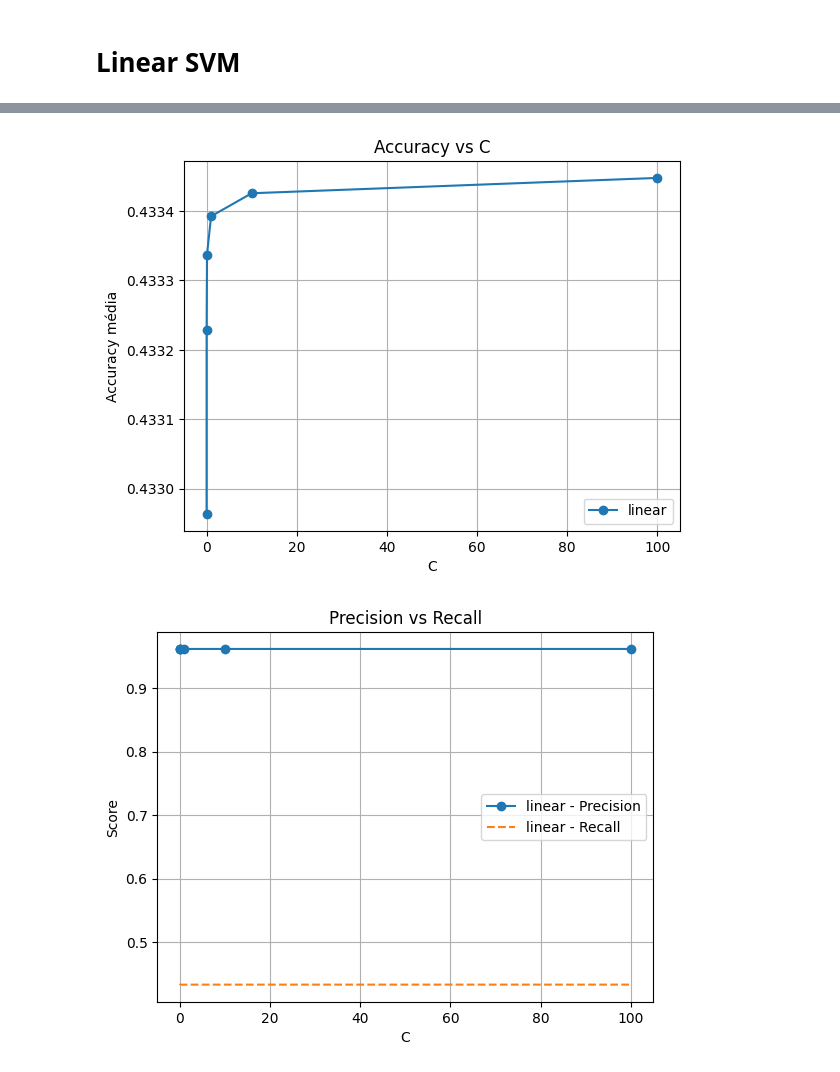
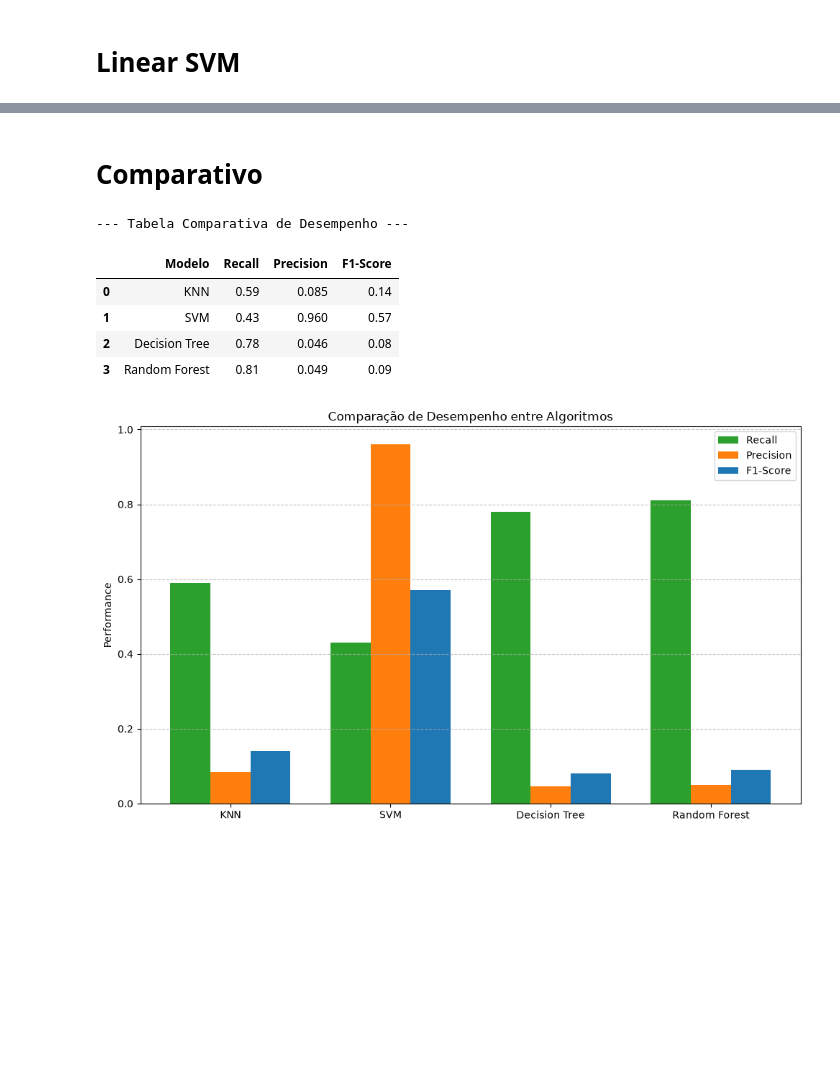
Before and after one commit to lfsdaros/Email_Phishing_Detector_POLI, a Jupyter notebook: Phishing_Detector.ipynb, the cells around one changed output, grey strips where cells are left out. Cells and saved outputs as stored; diff of their text form; code cells hidden in the pictures; blank space fills up the shorter version.

Commit message:
Comparativo entre modelos

```diff
--- a/Phishing_Detector.ipynb
+++ b/Phishing_Detector.ipynb
@@ -502,29 +468,40 @@ plt.show()
-# %%
-plt.figure()
-for metrica in df['Metrica'].unique():
-    subset = df[df['Metrica'] == metrica]
-    plt.plot(subset['C'], subset['Accuracy'], marker='o', label=metrica)
-
-plt.title("Accuracy vs C")
-plt.xlabel("C")
-plt.ylabel("Accuracy média")
-plt.legend()
-plt.grid(True)
-plt.show()
-# %% [output]
-[figure, removed]
-# %%
-plt.figure()
-for metrica in df['Metrica'].unique():
-    subset = df[df['Metrica'] == metrica]
-    plt.plot(subset['C'], subset['Precision'], marker='o', label=f"{metrica} - Precision")
-    plt.plot(subset['C'], subset['Recall'], linestyle='--', label=f"{metrica} - Recall")
-
-plt.title("Precision vs Recall")
-plt.xlabel("C")
-plt.ylabel("Score")
-plt.legend()
-plt.grid(True)
-plt.show()
-# %% [output]
-[figure, removed]
+# %% [markdown]
+# Comparativo
+# %%
+data = {
+    'Modelo': ['KNN', 'SVM', 'Decision Tree', 'Random Forest'],
+    'Recall': [0.59, 0.43, 0.78, 0.81],
+    'Precision': [0.085, 0.96, 0.046, 0.049],
+    'F1-Score': [0.14, 0.57, 0.08, 0.09]
+}
+
+df_comparativo = pd.DataFrame(data)
+
+print("--- Tabela Comparativa de Desempenho ---")
+display(df_comparativo)
+
+x = np.arange(len(df_comparativo['Modelo']))
+width = 0.25
+
+fig, ax = plt.subplots(figsize=(10, 6))
+rects1 = ax.bar(x - width, df_comparativo['Recall'], width, label='Recall', color='#2ca02c')
+rects2 = ax.bar(x, df_comparativo['Precision'], width, label='Precision', color='#ff7f0e')
+rects3 = ax.bar(x + width, df_comparativo['F1-Score'], width, label='F1-Score', color='#1f77b4')
+
+ax.set_ylabel('Performance')
+ax.set_title('Comparação de Desempenho entre Algoritmos')
+ax.set_xticks(x)
+ax.set_xticklabels(df_comparativo['Modelo'])
+ax.legend()
+
+plt.grid(axis='y', linestyle='--', alpha=0.7)
+plt.tight_layout()
+plt.show()
+# %% [output]
+--- Tabela Comparativa de Desempenho ---
+|  | Modelo | Recall | Precision | F1-Score |
+| 0 | KNN | 0.59 | 0.085 | 0.14 |
+| 1 | SVM | 0.43 | 0.960 | 0.57 |
+| 2 | Decision Tree | 0.78 | 0.046 | 0.08 |
+| 3 | Random Forest | 0.81 | 0.049 | 0.09 |
+[figure, added]
```
Also changed, not shown: parts of 4 cells of this notebook.
